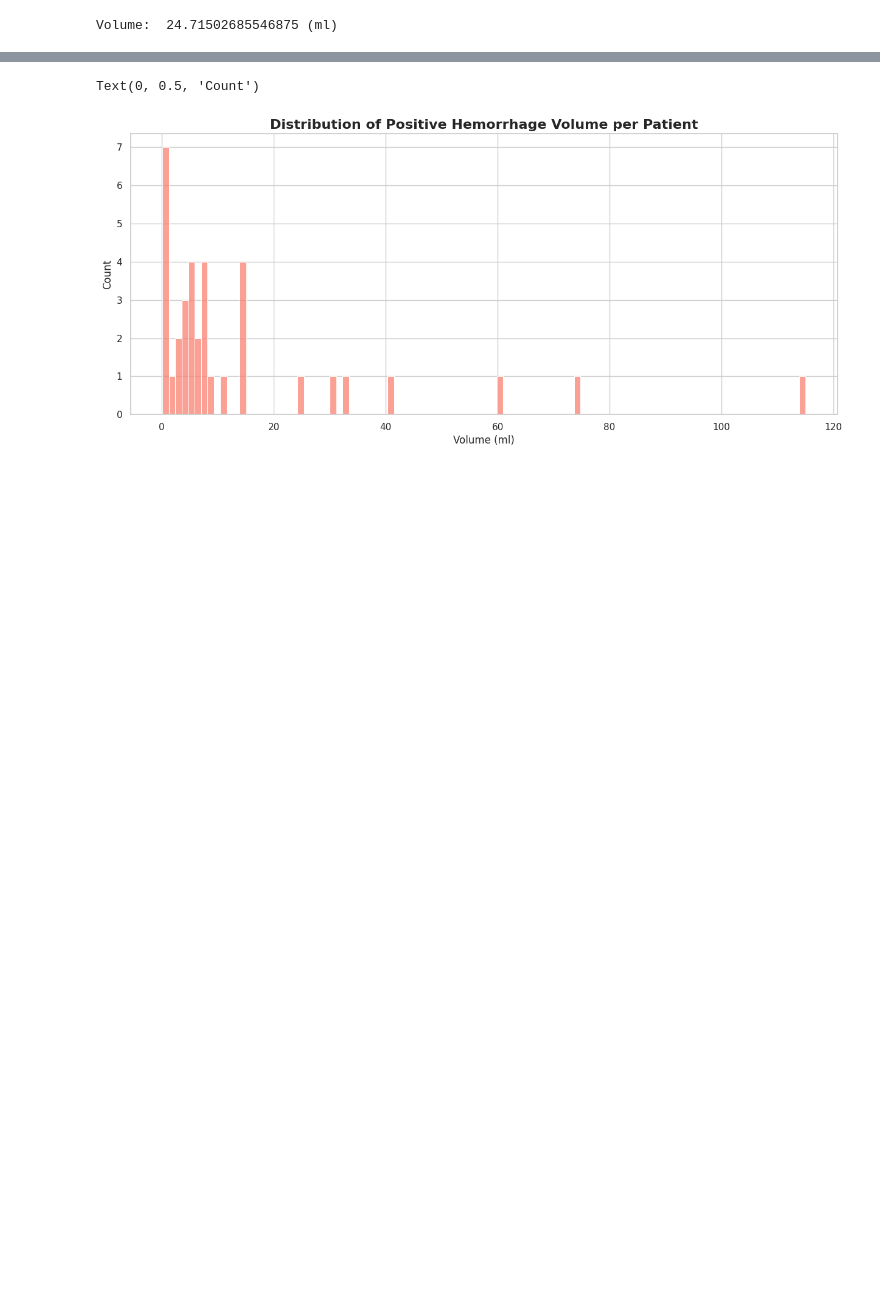
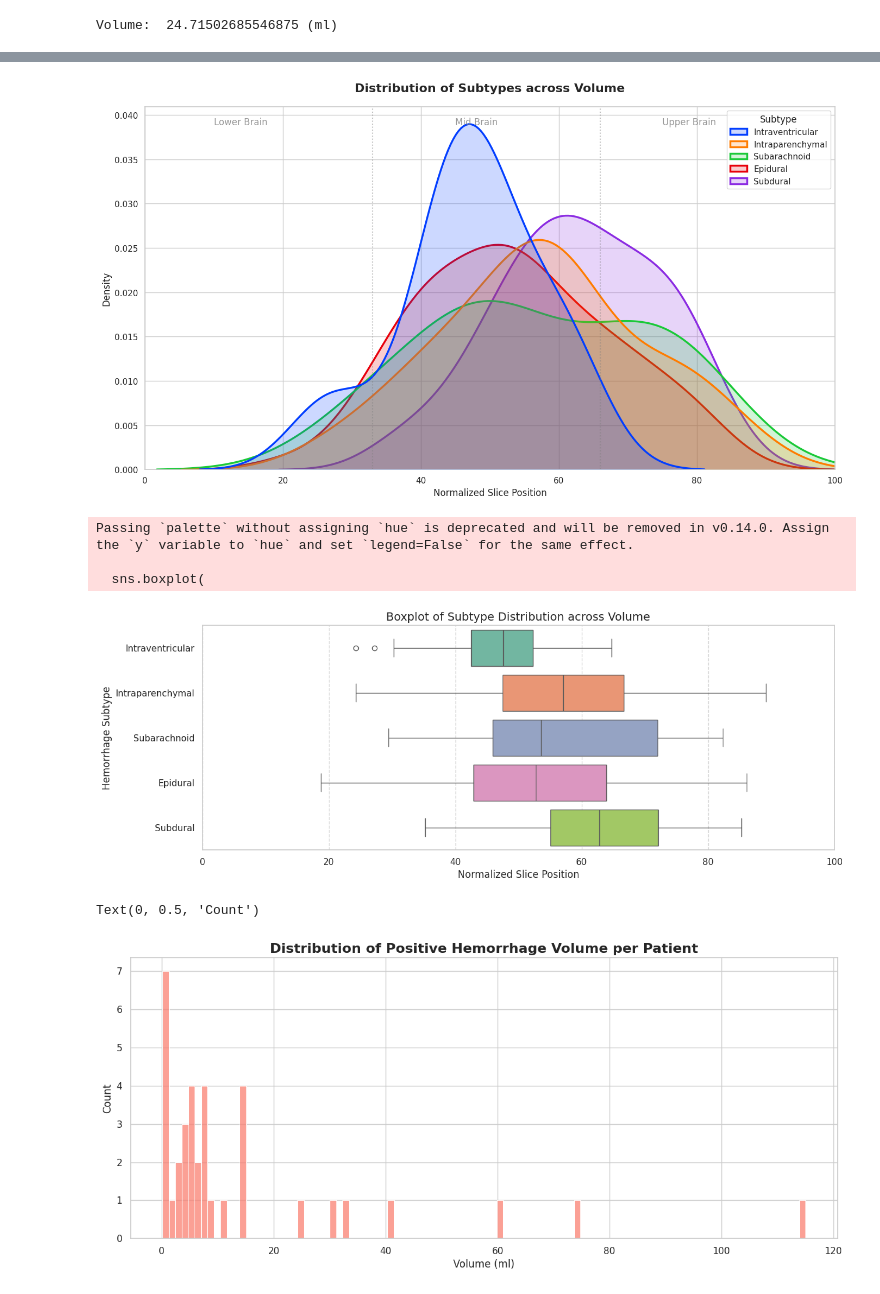
Before and after one commit to NguyenVanCongThanh/Dataset_BHSD, a Jupyter notebook: notebooks/PhysioNet.ipynb, the cells around one changed output, grey strips where cells are left out. Saved outputs shown, nothing was run; the diff lists cells and outputs as text; code cells hidden in the pictures; blank space fills up the shorter version.

```diff
--- a/notebooks/PhysioNet.ipynb
+++ b/notebooks/PhysioNet.ipynb
@@ -385,3 +690,68 @@ df_volume.head()
+# %%
+# Đảm bảo chỉ lấy các slice có sự hiện diện của nhãn (Presence == 1)
+df_present = df_long[df_long["Presence"] == 1].copy()
+
+# Chuyển đổi SlicePercent sang đơn vị % (nếu nó đang ở dạng 0-1)
+if df_present["SlicePercent"].max() <= 1.0:
+    df_present["SlicePercent_100"] = df_present["SlicePercent"] * 100
+else:
+    df_present["SlicePercent_100"] = df_present["SlicePercent"]
+
+# Thiết lập theme
+sns.set_theme(style="whitegrid")
+plt.figure(figsize=(14, 8))
+
+# 1. Vẽ KDE Plot (Biểu đồ mật độ hạt nhân)
+# Biểu đồ này giúp thấy nhãn nào thường tập trung ở "độ cao" nào của não
+ax = sns.kdeplot(
+    data=df_present,
+    x="SlicePercent_100",
+    hue="Subtype",
+    common_norm=False,  # Quan trọng: chuẩn hóa riêng từng loại nhãn
+    fill=True,
+    alpha=0.2,
+    linewidth=2.5,
+    palette="bright"
+)
+
+# Tùy chỉnh trục và tiêu đề
+plt.title("Distribution of Subtypes across Volume", fontsize=16, fontweight='bold', pad=20)
+plt.xlabel("Normalized Slice Position", fontsize=12)
+plt.ylabel("Density", fontsize=12)
+plt.xlim(0, 100)
+
+# Thêm đường kẻ chia vùng não cơ bản (tương đối)
+plt.axvline(33, color='gray', linestyle=':', alpha=0.5)
+plt.axvline(66, color='gray', linestyle=':', alpha=0.5)
+plt.text(10, plt.ylim()[1]*0.95, "Lower Brain", color='gray', alpha=0.8)
+plt.text(45, plt.ylim()[1]*0.95, "Mid Brain", color='gray', alpha=0.8)
+plt.text(75, plt.ylim()[1]*0.95, "Upper Brain", color='gray', alpha=0.8)
+
+plt.tight_layout()
+plt.show()
+
+# 2. Vẽ Boxplot để xem dải phân bố (Range) và các điểm ngoại lệ
+plt.figure(figsize=(14, 5))
+sns.boxplot(
+    data=df_present,
+    x="SlicePercent_100",
+    y="Subtype",
+    palette="Set2",
+    whis=1.5 # Hiển thị dải phân bố tiêu chuẩn
+)
+
+plt.title("Boxplot of Subtype Distribution across Volume", fontsize=14)
+plt.xlabel("Normalized Slice Position")
+plt.ylabel("Hemorrhage Subtype")
+plt.xlim(0, 100)
+plt.grid(axis='x', linestyle='--', alpha=0.7)
+plt.show()
+# %% [output]
+[figure, added]
+Passing `palette` without assigning `hue` is deprecated and will be removed in v0.14.0. Assign the `y` variable to `hue` and set `legend=False` for the same effect.
+
+  sns.boxplot(
+[figure, added]
 # %%
 df_filtered = df_volume[df_volume["MaskVolume_ml"] > 0]
 
```
Also changed, not shown: parts of 9 cells of this notebook, 7 other files.
